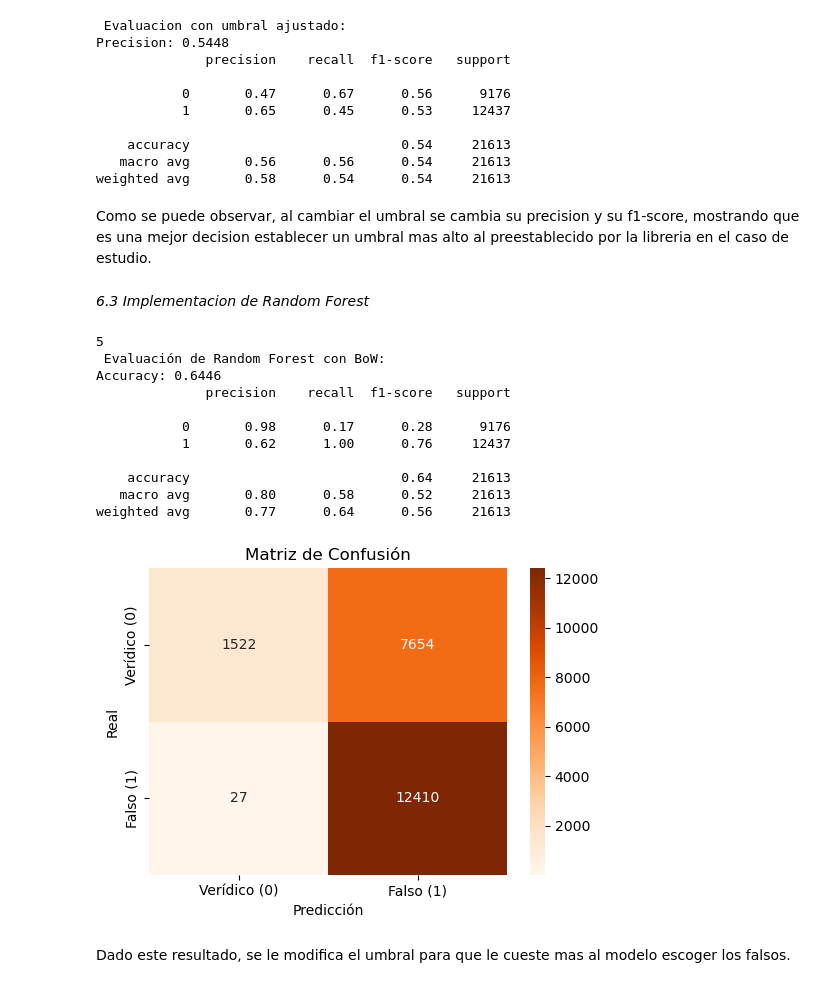
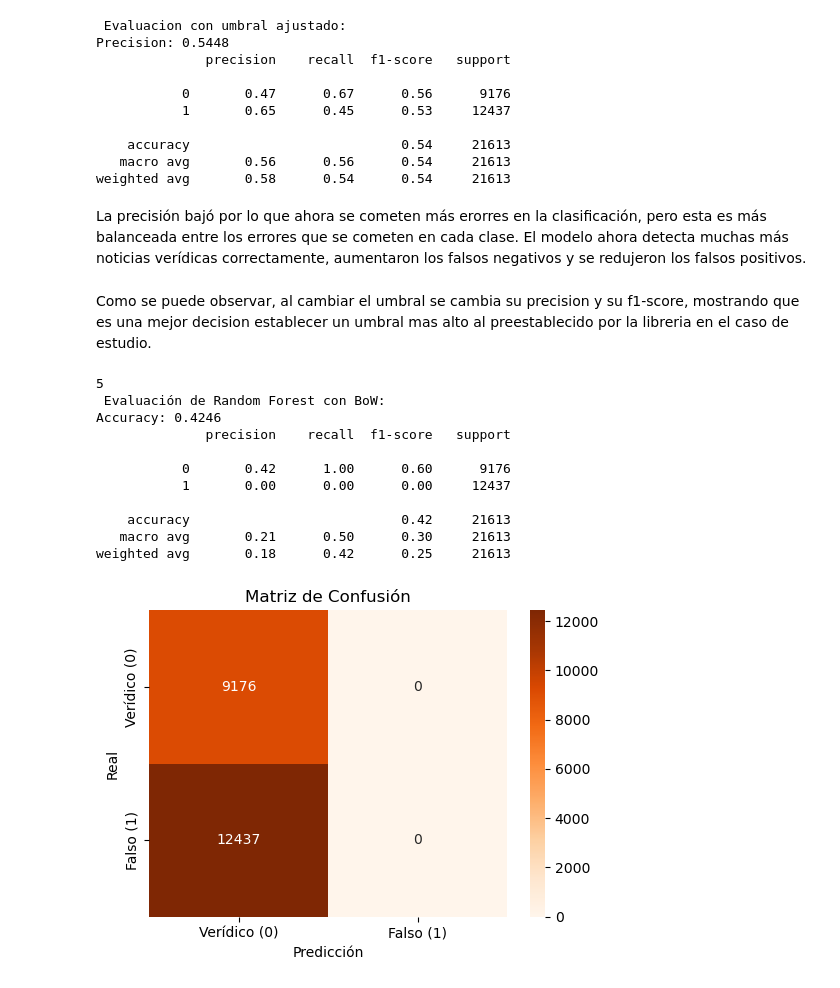
Before and after one commit to NicoleValeria1/BI_Proyecto_1, a Jupyter notebook: Entrega1/Entrega1.ipynb, the cells around one changed output. Cells and saved outputs as stored; diff of their text form; code cells hidden in the pictures.

Commit message:
Resultados

```diff
--- a/Entrega1/Entrega1.ipynb
+++ b/Entrega1/Entrega1.ipynb
@@ -1034,10 +1066,10 @@ Precision: 0.5448
     accuracy                           0.54     21613
    macro avg       0.56      0.56      0.54     21613
 weighted avg       0.58      0.54      0.54     21613
+# %% [markdown]
+La precisión bajó por lo que ahora se cometen más erorres en la clasificación, pero esta es más balanceada entre los errores que se cometen en cada clase. El modelo ahora detecta muchas más noticias verídicas correctamente, aumentaron los falsos negativos y se redujeron los falsos positivos.
 # %% [markdown]
 Como se puede observar, al cambiar el umbral se cambia su precision y su f1-score, mostrando que es una mejor decision establecer un umbral mas alto al preestablecido por la libreria en el caso de estudio.
-# %% [markdown]
-*6.3 Implementacion de Random Forest*
 # %%
 from sklearn.ensemble import RandomForestClassifier
 
@@ -1046,44 +1078,42 @@ X_train_tfidf = df_idf_nb_entrenamiento.values
 y_train = df_entrenamiento["Label"].values
 
 
-modelo_rf = RandomForestClassifier(n_estimators=1000, max_depth=30,class_weight="balanced", random_state=42, n_jobs=4)
+modelo_rf = RandomForestClassifier(n_estimators=100, max_depth=15, class_weight={0:1.4,1:1}, random_state=42, n_jobs=-1)
 modelo_rf.fit(X_train_tfidf, y_train)
 print(5)
 
 X_test_tfidf=vectorizador_tfidf_nb.fit_transform(textos_entrenamiento)
 y_test = df_entrenamiento["Label"].values
 
 
 y_pred_tfidf = modelo_rf.predict(X_test_tfidf)
 
 print(" Evaluación de Random Forest con BoW:")
 print(f"Accuracy: {accuracy_score(y_test, y_pred_tfidf):.4f}")
 print(classification_report(y_test, y_pred_tfidf))
 
 matriz_confusion = confusion_matrix(y_test, y_pred_tfidf)
 
 plt.figure(figsize=(10, 4))
 
 plt.subplot(1, 2, 2)
-sns.heatmap(matriz_confusion, annot=True, fmt="d", cmap="Blues", xticklabels=["Verídico ", "Falso "], yticklabels=["Verídico ", "Falso "])
+sns.heatmap(matriz_confusion, annot=True, fmt="d", cmap="Oranges", xticklabels=["Verídico (0)", "Falso (1)"], yticklabels=["Verídico (0)", "Falso (1)"])
 plt.xlabel("Predicción")
 plt.ylabel("Real")
 plt.title("Matriz de Confusión")
 
 plt.tight_layout()
 plt.show()
 # %% [output]
 5
  Evaluación de Random Forest con BoW:
-Accuracy: 0.6446
+Accuracy: 0.4246
               precision    recall  f1-score   support
 
-           0       0.98      0.17      0.28      9176
-           1       0.62      1.00      0.76     12437
+           0       0.42      1.00      0.60      9176
+           1       0.00      0.00      0.00     12437
 
-    accuracy                           0.64     21613
-   macro avg       0.80      0.58      0.52     21613
-weighted avg       0.77      0.64      0.56     21613
+    accuracy                           0.42     21613
+   macro avg       0.21      0.50      0.30     21613
+weighted avg       0.18      0.42      0.25     21613
-[figure, old version]
+[figure, new version]
-# %% [markdown]
-Dado este resultado, se le modifica el umbral para que le cueste mas al modelo escoger los falsos.
```
Also changed, not shown: parts of 36 cells of this notebook.
